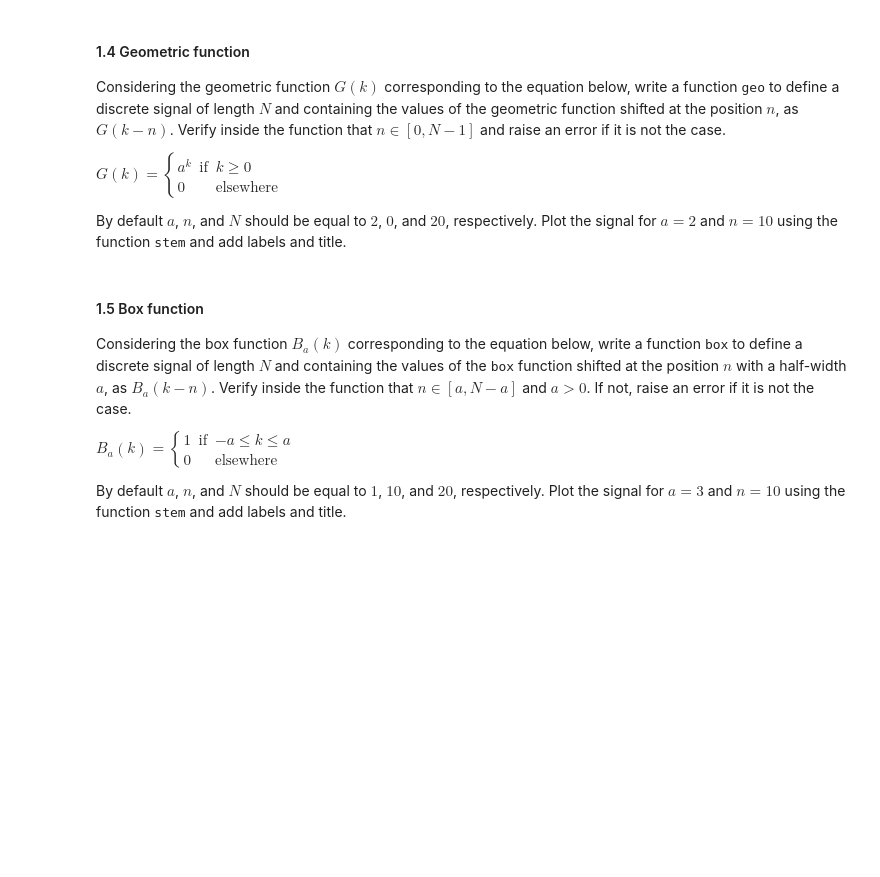
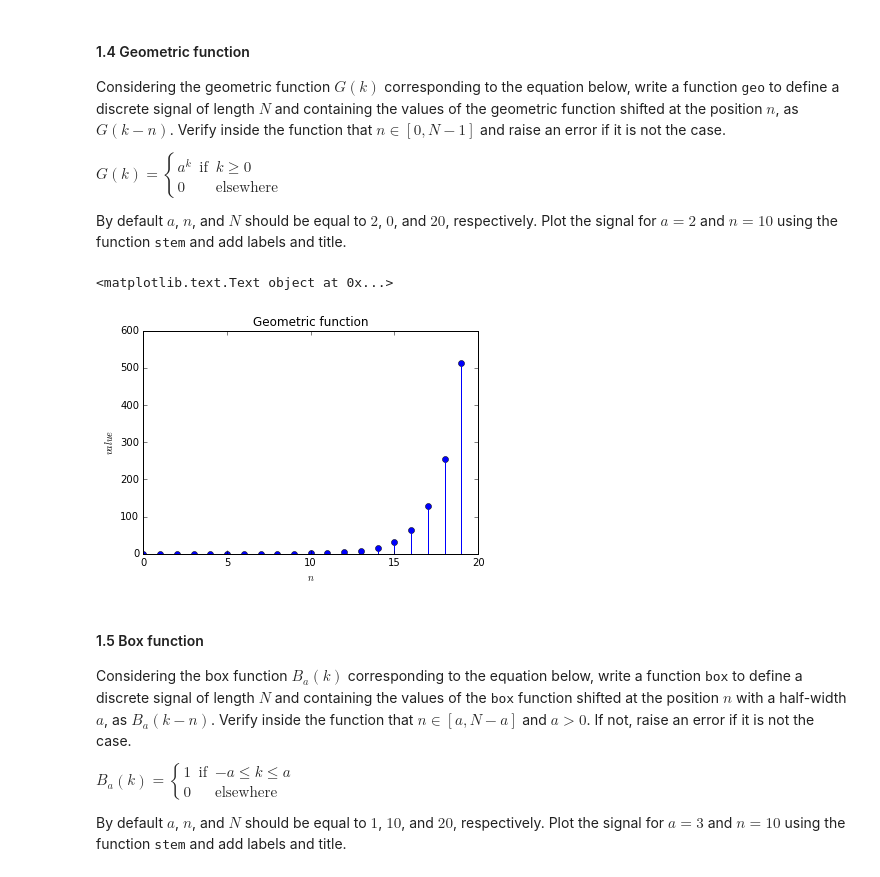
Before and after one commit to ziyanghong/DSP-TP-1617, a Jupyter notebook: Lab1/python/Lab1.ipynb, the cells around one changed output. Drawn from its saved outputs; the diff is of its cells as text; code cells hidden in the pictures; blank space fills up the shorter version.

```diff
--- a/Lab1/python/Lab1.ipynb
+++ b/Lab1/python/Lab1.ipynb
@@ -67,6 +105,22 @@ $G(k) = \left\{
     \end{array} \right. $
 
 By default $a$, $n$, and $N$ should be equal to $2$, $0$, and $20$, respectively. Plot the signal for $a=2$ and $n=10$ using the function <tt>stem</tt> and add labels and title.
+# %%
+def G(k, N, a):
+    if k > N - 1:
+        raise ValueError('n should be interior to N-1')
+    s = np.zeros((N,1))
+    for n in range(k,N):
+        s[n]=pow(a,n-k)
+    return s
+# %%
+plt.stem(G(10,20,2))
+plt.xlabel(r'$n$')
+plt.ylabel(r'$value$')
+plt.title('Geometric function')
+# %% [output]
+<matplotlib.text.Text object at 0x...>
+[figure, added]
 # %% [markdown]
 #### 1.5 Box function
 Considering the box function $B_a(k)$ corresponding to the equation below, write a function <tt>box</tt> to define a discrete signal of length $N$ and containing the values of the <tt>box</tt> function shifted at the position $n$ with a half-width $a$, as $B_a(k-n)$. Verify inside the function that $n \in [a,N-a]$ and $a > 0$. If not, raise an error if it is not the case.
```
Also changed, not shown: parts of 14 cells of this notebook.
